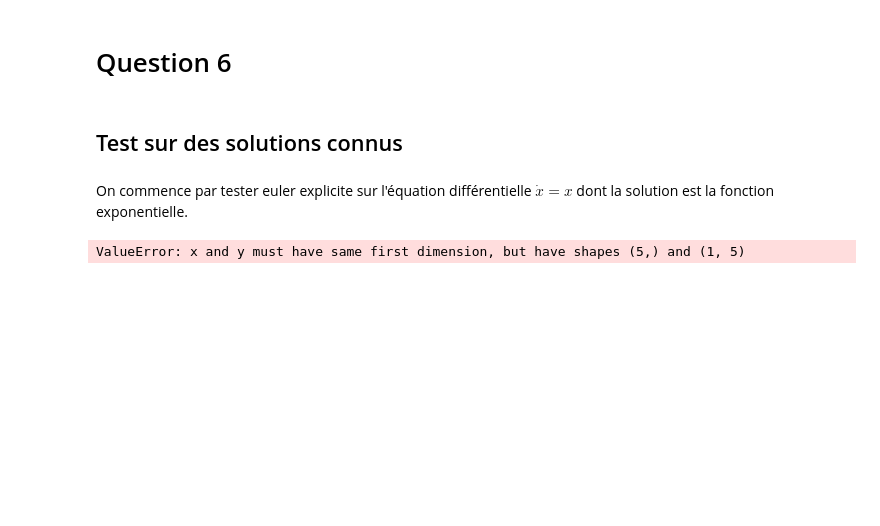
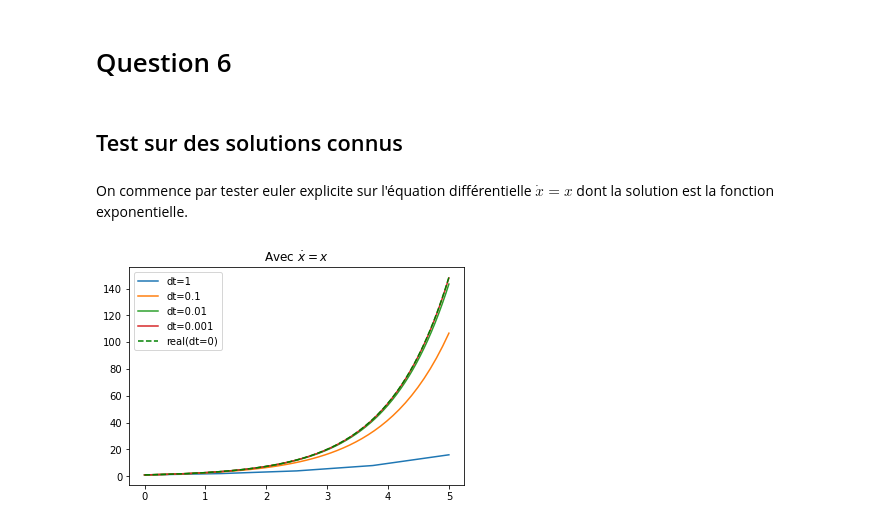
Before and after one commit to remymart/projet_equa_diff, a Jupyter notebook: equa_diff_final.ipynb, the cells around one changed output. Drawn from its saved outputs; the diff is of its cells as text; code cells hidden in the pictures; blank space fills up the shorter version.

```diff
--- a/equa_diff_final.ipynb
+++ b/equa_diff_final.ipynb
@@ -168,18 +171,18 @@ On commence par tester euler explicite sur l'équation différentielle $\dot x =
 # %%
 def fexp(t,x):
     return x
 
 t,x=solve_euler_explicit(fexp,[1],1,0,5)
-plt.plot(t,x)
+plt.plot(t,x.T)
 t,x=solve_euler_explicit(fexp,[1],0.1,0,5)
-plt.plot(t,x)
+plt.plot(t,x.T)
 t,x=solve_euler_explicit(fexp,[1],0.01,0,5)
-plt.plot(t,x)
+plt.plot(t,x.T)
 t,x=solve_euler_explicit(fexp,[1],0.001,0,5)
-plt.plot(t,x)
+plt.plot(t,x.T)
 plt.plot(t,np.exp(np.array(t)),'g--')
 plt.legend(["dt=1","dt=0.1","dt=0.01","dt=0.001","real(dt=0)"])
-
+plt.title(r"Avec $\dot x= x$")
 plt.show()
 # %% [output]
-ValueError: x and y must have same first dimension, but have shapes (5,) and (1, 5)
+[figure, added]
```
Also changed, not shown: parts of 45 cells of this notebook.
